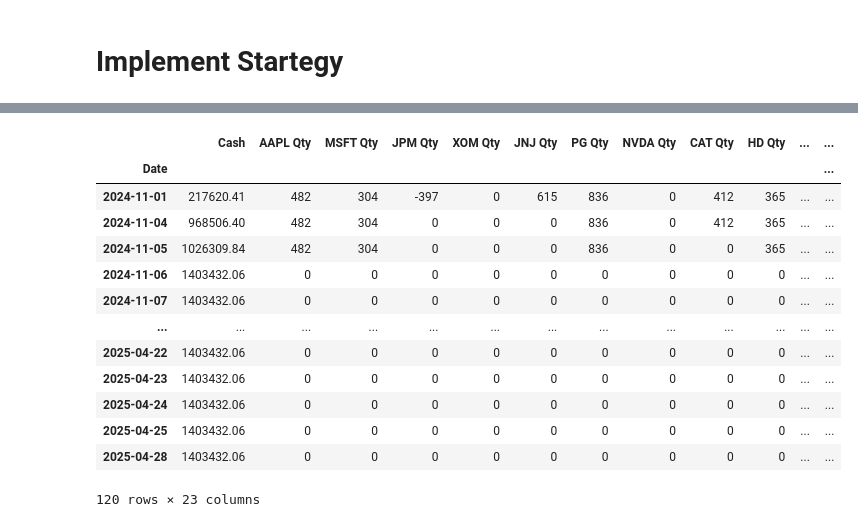
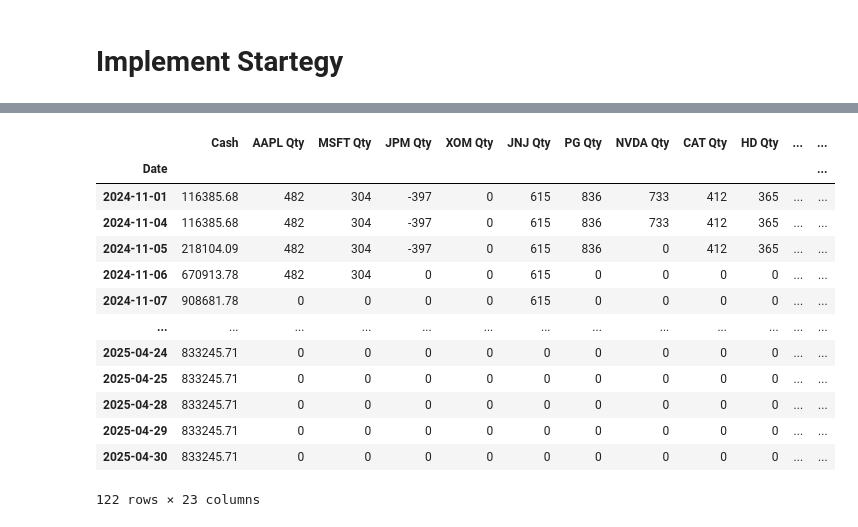
Before and after one commit to im-Tree/Fintech533-website, a Jupyter notebook: final_code.ipynb, the cells around one changed output, grey strips where cells are left out. Saved outputs shown, nothing was run; the diff lists cells and outputs as text; code cells hidden in the pictures.

```diff
--- a/final_code.ipynb
+++ b/final_code.ipynb
@@ -66,8 +66,8 @@ for symbol in asset_symbols:
     df_daily_iv['trd_prd'] = calc_trd_prd(df_daily_iv['timestamp'])
 
     df_daily.to_csv(os.path.join(data_root, f'{symbol}_daily.csv'))
-    df_daily.to_csv(os.path.join(data_root, f'{symbol}_hourly.csv'))
-    df_daily.to_csv(os.path.join(data_root, f'{symbol}_iv.csv'))
+    df_hourly.to_csv(os.path.join(data_root, f'{symbol}_hourly.csv'))
+    df_daily_iv.to_csv(os.path.join(data_root, f'{symbol}_iv.csv'))
 
     daily_data_dict[symbol] = df_daily
     hourly_data_dict[symbol] = df_hourly
@@ -668,26 +699,28 @@ def backtest_strategy(daily_data_dict, hourly_data_dict, daily_iv_dict, df_yield
 # Main execution
 import warnings
 warnings.filterwarnings('ignore')
-asset_blotter_dict, portfolio_blotter, ledger = backtest_strategy(
+asset_blotter_dict_original, portfolio_blotter_original, ledger_original = backtest_strategy(
     daily_data_dict, hourly_data_dict, daily_iv_dict, df_yield_spread, asset_symbols
 )
 
 # Plot performance
-plot_performance(ledger)
+print("=================== original (without controling lever) ===================")
+plot_performance(ledger_original)
 
-# Print summary
-print("\nPortfolio Blotter (Target Weights):")
-print(portfolio_blotter.head())
 
-print("\nSample Asset Blotter (AAPL):")
-print(asset_blotter_dict['AAPL'].head())
-
-print("\nLedger Sample:")
-print(ledger.head())
-
-print("\nFinal Portfolio Value:", ledger['Market Value'].iloc[-1])
-
-portfolio_blotter.to_csv('blotter.csv')
-ledger.to_csv('ledger.csv')
+# # Print summary
+# print("\nPortfolio Blotter (Target Weights):")
+# print(portfolio_blotter_original.head())
+#
+# print("\nSample Asset Blotter (AAPL):")
+# print(asset_blotter_dict_original['AAPL'].head())
+#
+# print("\nLedger Sample:")
+# print(ledger_original.head())
+#
+# print("\nFinal Portfolio Value:", ledger_original['Market Value'].iloc[-1])
+#
+portfolio_blotter_original.to_csv('blotter_original.csv')
+ledger_original.to_csv('ledger_original.csv')
 # %% [output]
 backtest periods: [2024.11 2024.12 2025.01 2025.02 2025.03 2025.04]
@@ -724,17 +748,17 @@ portfolio_blotter
 # %%
-ledger
+ledger_original
 # %% [output]
 |  | Cash | AAPL Qty | MSFT Qty | JPM Qty | XOM Qty | JNJ Qty | PG Qty | NVDA Qty | CAT Qty | HD Qty | ... | ... |
 | Date |  |  |  |  |  |  |  |  |  |  |  | ... |
-| 2024-11-01 | 217620.41 | 482 | 304 | -397 | 0 | 615 | 836 | 0 | 412 | 365 | ... | ... |
-| 2024-11-04 | 968506.40 | 482 | 304 | 0 | 0 | 0 | 836 | 0 | 412 | 365 | ... | ... |
-| 2024-11-05 | 1026309.84 | 482 | 304 | 0 | 0 | 0 | 836 | 0 | 0 | 365 | ... | ... |
-| 2024-11-06 | 1403432.06 | 0 | 0 | 0 | 0 | 0 | 0 | 0 | 0 | 0 | ... | ... |
-| 2024-11-07 | 1403432.06 | 0 | 0 | 0 | 0 | 0 | 0 | 0 | 0 | 0 | ... | ... |
+| 2024-11-01 | 116385.68 | 482 | 304 | -397 | 0 | 615 | 836 | 733 | 412 | 365 | ... | ... |
+| 2024-11-04 | 116385.68 | 482 | 304 | -397 | 0 | 615 | 836 | 733 | 412 | 365 | ... | ... |
+| 2024-11-05 | 218104.09 | 482 | 304 | -397 | 0 | 615 | 836 | 0 | 412 | 365 | ... | ... |
+| 2024-11-06 | 670913.78 | 482 | 304 | 0 | 0 | 615 | 0 | 0 | 0 | 0 | ... | ... |
+| 2024-11-07 | 908681.78 | 0 | 0 | 0 | 0 | 615 | 0 | 0 | 0 | 0 | ... | ... |
 | ... | ... | ... | ... | ... | ... | ... | ... | ... | ... | ... | ... | ... |
-| 2025-04-22 | 1403432.06 | 0 | 0 | 0 | 0 | 0 | 0 | 0 | 0 | 0 | ... | ... |
-| 2025-04-23 | 1403432.06 | 0 | 0 | 0 | 0 | 0 | 0 | 0 | 0 | 0 | ... | ... |
-| 2025-04-24 | 1403432.06 | 0 | 0 | 0 | 0 | 0 | 0 | 0 | 0 | 0 | ... | ... |
-| 2025-04-25 | 1403432.06 | 0 | 0 | 0 | 0 | 0 | 0 | 0 | 0 | 0 | ... | ... |
-| 2025-04-28 | 1403432.06 | 0 | 0 | 0 | 0 | 0 | 0 | 0 | 0 | 0 | ... | ... |
+| 2025-04-24 | 833245.71 | 0 | 0 | 0 | 0 | 0 | 0 | 0 | 0 | 0 | ... | ... |
+| 2025-04-25 | 833245.71 | 0 | 0 | 0 | 0 | 0 | 0 | 0 | 0 | 0 | ... | ... |
+| 2025-04-28 | 833245.71 | 0 | 0 | 0 | 0 | 0 | 0 | 0 | 0 | 0 | ... | ... |
+| 2025-04-29 | 833245.71 | 0 | 0 | 0 | 0 | 0 | 0 | 0 | 0 | 0 | ... | ... |
+| 2025-04-30 | 833245.71 | 0 | 0 | 0 | 0 | 0 | 0 | 0 | 0 | 0 | ... | ... |
-120 rows × 23 columns
+122 rows × 23 columns
```
Also changed, not shown: parts of 14 cells of this notebook, 57 other files.
